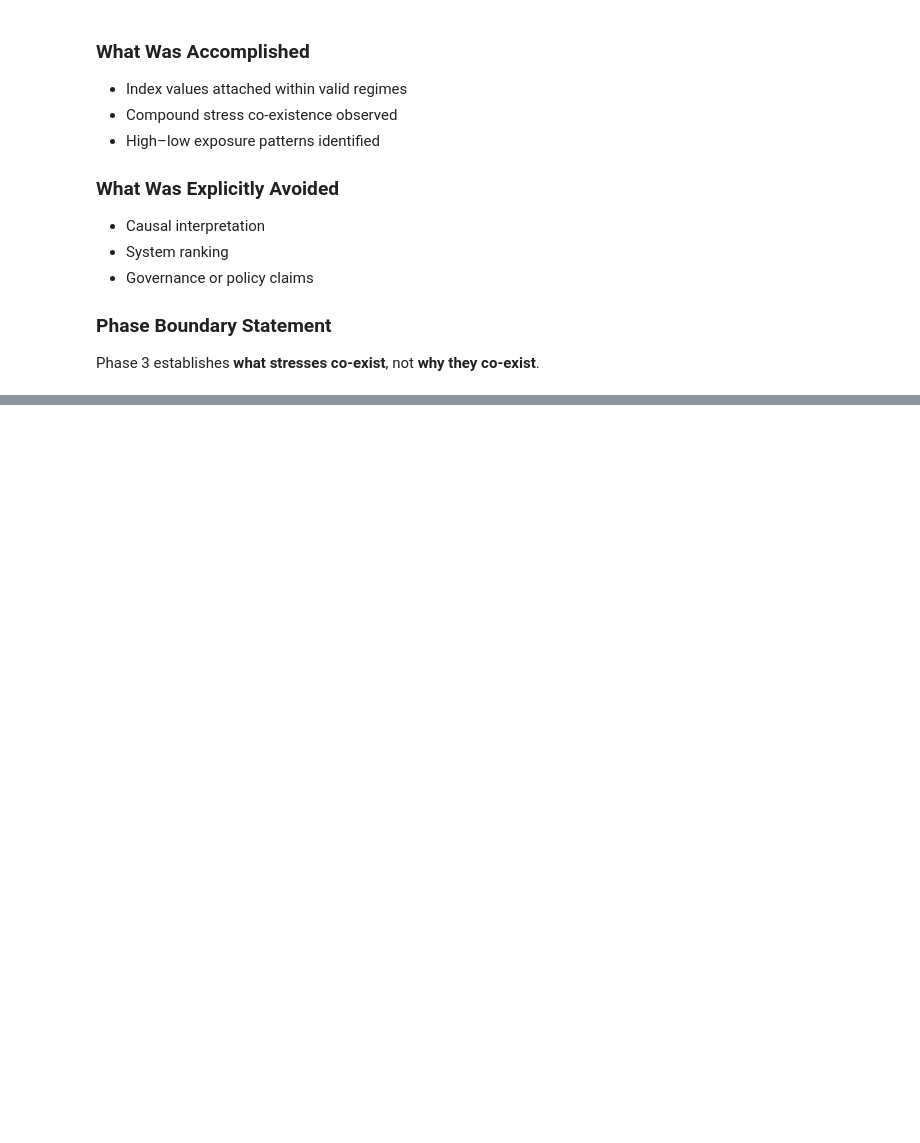
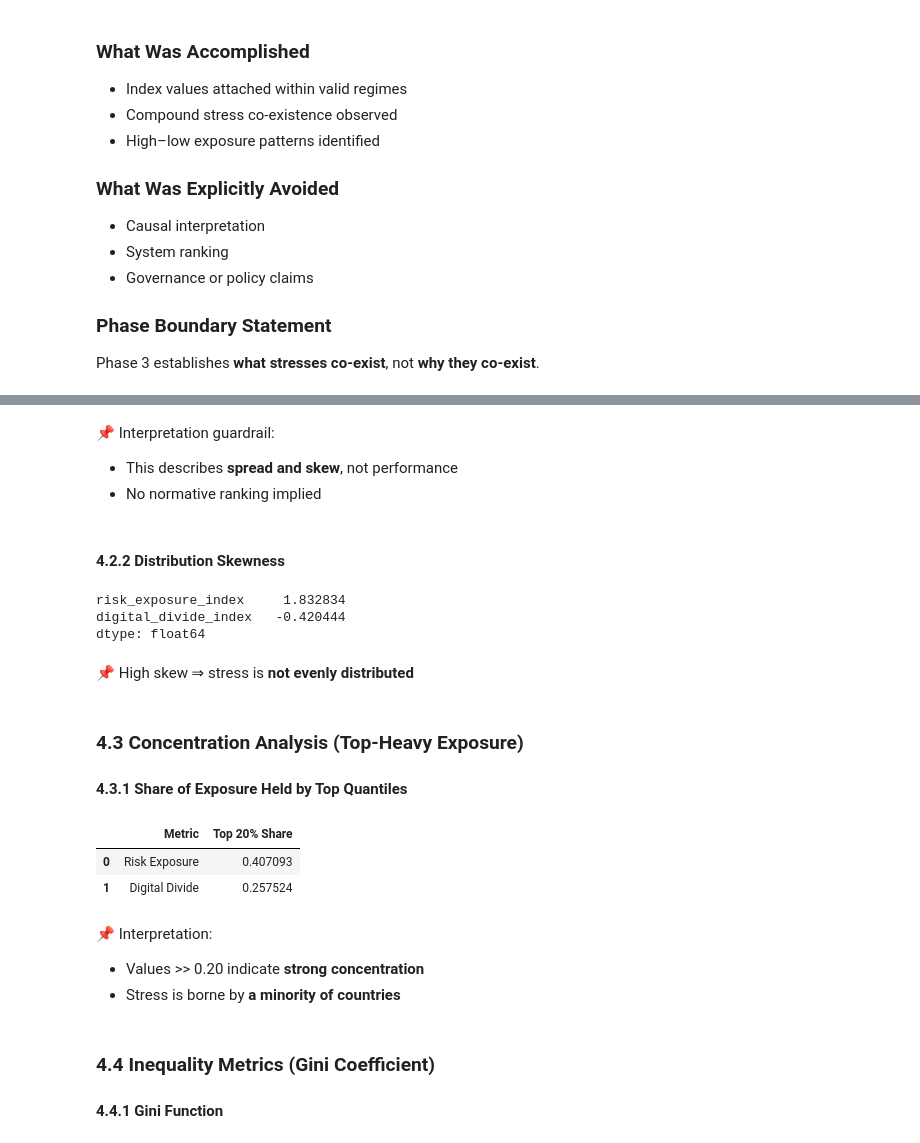
Before and after one commit to Comrade-1729/eda_mlops-portfolio, a Jupyter notebook: notebooks/05_systemic_risk_&_inequality_synthesis.ipynb, the cells around one changed output, grey strips where cells are left out. Drawn from its saved outputs; the diff is of its cells as text; code cells hidden in the pictures; blank space fills up the shorter version.

```diff
--- a/notebooks/05_systemic_risk_&_inequality_synthesis.ipynb
+++ b/notebooks/05_systemic_risk_&_inequality_synthesis.ipynb
@@ -542,0 +655,42 @@ not **why they co-exist**.
+# %% [markdown]
+📌 Interpretation guardrail:
+- This describes **spread and skew**, not performance
+- No normative ranking implied
+# %% [markdown]
+#### 4.2.2 Distribution Skewness
+# %%
+df_rb[["risk_exposure_index", "digital_divide_index"]].skew()
+# %% [output]
+risk_exposure_index     1.832834
+digital_divide_index   -0.420444
+dtype: float64
+# %% [markdown]
+📌 High skew ⇒ stress is **not evenly distributed**
+# %% [markdown]
+### 4.3 Concentration Analysis (Top-Heavy Exposure)
+
+#### 4.3.1 Share of Exposure Held by Top Quantiles
+# %%
+def top_share(series, q=0.2):
+    cutoff = series.quantile(1 - q)
+    return series[series >= cutoff].sum() / series.sum()
+concentration = pd.DataFrame({
+    "Metric": ["Risk Exposure", "Digital Divide"],
+    "Top 20% Share": [
+        top_share(df_rb["risk_exposure_index"], 0.2),
+        top_share(df_rb["digital_divide_index"], 0.2)
+    ]
+})
+concentration
+# %% [output]
+|  | Metric | Top 20% Share |
+| 0 | Risk Exposure | 0.407093 |
+| 1 | Digital Divide | 0.257524 |
+# %% [markdown]
+📌 Interpretation:
+- Values >> 0.20 indicate **strong concentration**
+- Stress is borne by **a minority of countries**
+# %% [markdown]
+### 4.4 Inequality Metrics (Gini Coefficient)
+
+#### 4.4.1 Gini Function
```
Also changed, not shown: parts of 17 cells of this notebook.
